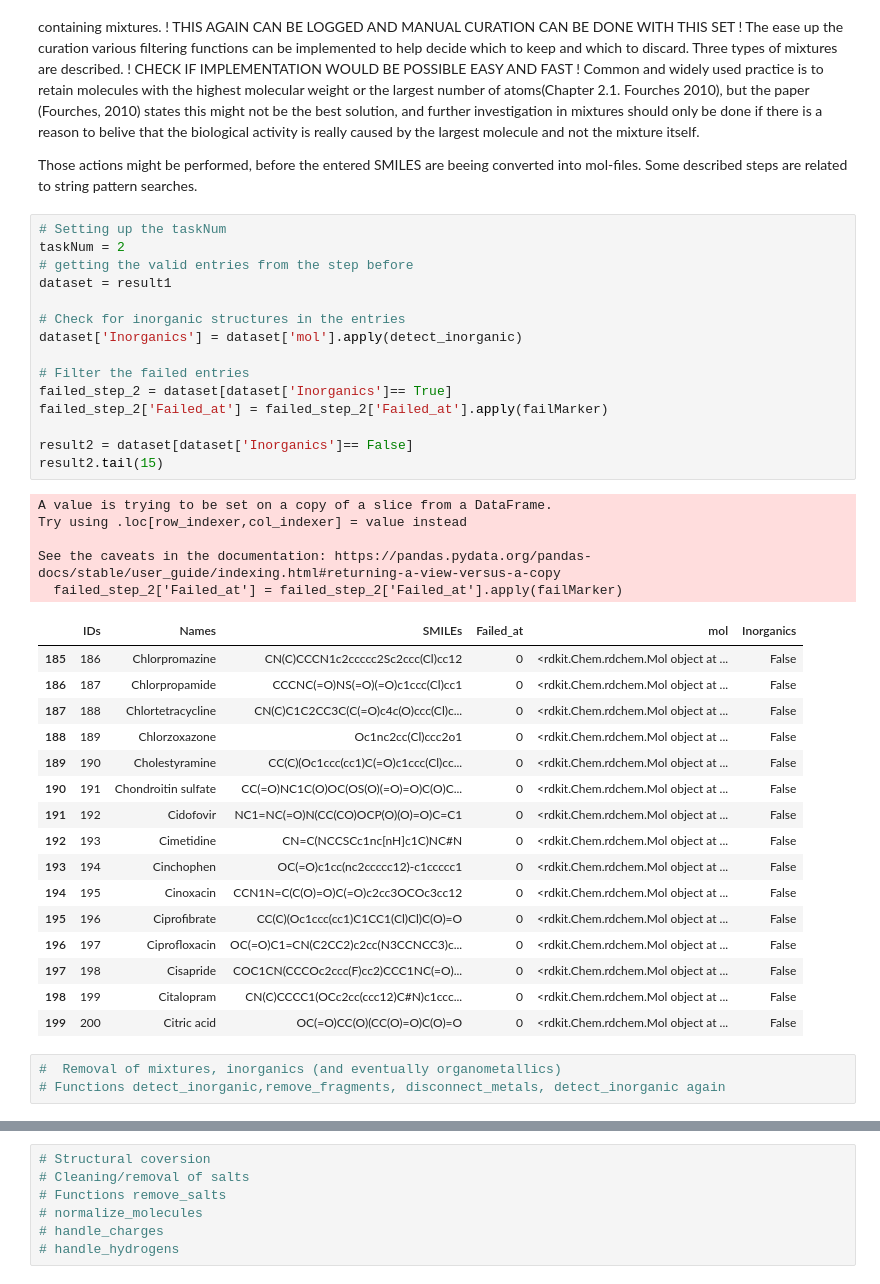
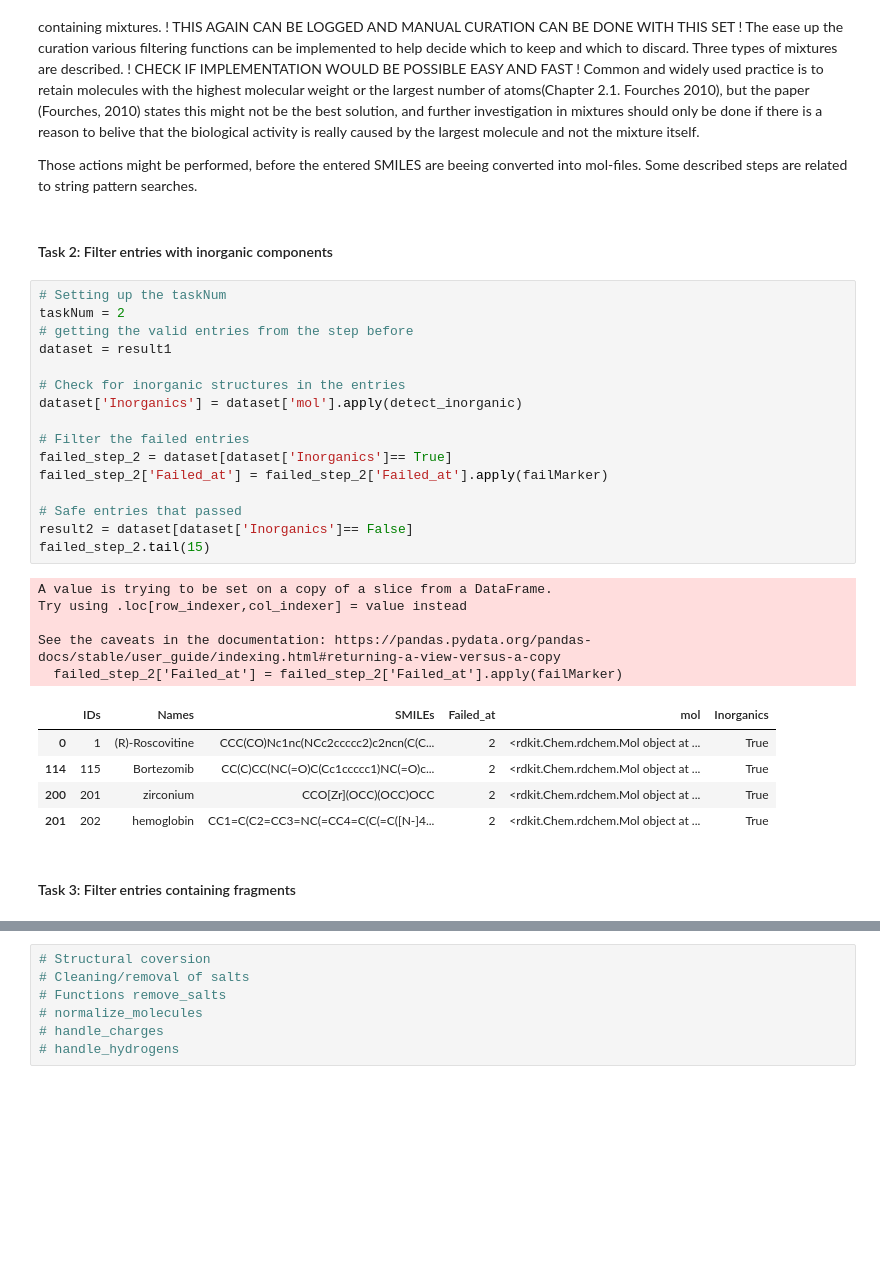
Before and after one commit to volkamerlab/opencadd, a Jupyter notebook: docs/tutorials/standardization.ipynb, the cells around one changed output, grey strips where cells are left out. Cells and saved outputs as stored; diff of their text form; blank space fills up the shorter version.

Commit message:
step 2 working

```diff
--- a/docs/tutorials/standardization.ipynb
+++ b/docs/tutorials/standardization.ipynb
@@ -142,46 +144,37 @@ An alternate and easy way would be that every SMILES  is undertaken a substring
 Due to the fact, that the treatment is not as simple as it apprears the paper (Fourches, 2010) recommends to delete records containing mixtures. ! THIS AGAIN CAN BE LOGGED AND MANUAL CURATION CAN BE DONE WITH THIS SET ! The ease up the curation various filtering functions can be implemented to help decide which to keep and which to discard. Three types of mixtures are described. ! CHECK IF IMPLEMENTATION WOULD BE POSSIBLE EASY AND FAST ! Common and widely used practice is to retain molecules with the highest molecular weight or the largest number of atoms(Chapter 2.1. Fourches 2010), but the paper (Fourches, 2010) states this might not be the best solution, and further investigation in mixtures should only be done if there is a reason to belive that the biological activity is really caused by the largest molecule and not the mixture itself.
 
 Those actions might be performed, before the entered SMILES are beeing converted into mol-files. Some described steps are related to string pattern searches.
+# %% [markdown]
+#### Task 2: Filter entries with inorganic components
 # %%
 # Setting up the taskNum
 taskNum = 2
 # getting the valid entries from the step before
 dataset = result1
 
 # Check for inorganic structures in the entries
 dataset['Inorganics'] = dataset['mol'].apply(detect_inorganic)
 
 # Filter the failed entries
 failed_step_2 = dataset[dataset['Inorganics']== True]
 failed_step_2['Failed_at'] = failed_step_2['Failed_at'].apply(failMarker)
 
+# Safe entries that passed
 result2 = dataset[dataset['Inorganics']== False]
-result2.tail(15)
+failed_step_2.tail(15)
 # %% [output]
 A value is trying to be set on a copy of a slice from a DataFrame.
 Try using .loc[row_indexer,col_indexer] = value instead
 
 See the caveats in the documentation: https://pandas.pydata.org/pandas-docs/stable/user_guide/indexing.html#returning-a-view-versus-a-copy
   failed_step_2['Failed_at'] = failed_step_2['Failed_at'].apply(failMarker)
 |  | IDs | Names | SMILEs | Failed_at | mol | Inorganics |
-| 185 | 186 | Chlorpromazine | CN(C)CCCN1c2ccccc2Sc2ccc(Cl)cc12 | 0 | <rdkit.Chem.rdchem.Mol object at ... | False |
-| 186 | 187 | Chlorpropamide | CCCNC(=O)NS(=O)(=O)c1ccc(Cl)cc1 | 0 | <rdkit.Chem.rdchem.Mol object at ... | False |
-| 187 | 188 | Chlortetracycline | CN(C)C1C2CC3C(C(=O)c4c(O)ccc(Cl)c... | 0 | <rdkit.Chem.rdchem.Mol object at ... | False |
-| 188 | 189 | Chlorzoxazone | Oc1nc2cc(Cl)ccc2o1 | 0 | <rdkit.Chem.rdchem.Mol object at ... | False |
-| 189 | 190 | Cholestyramine | CC(C)(Oc1ccc(cc1)C(=O)c1ccc(Cl)cc... | 0 | <rdkit.Chem.rdchem.Mol object at ... | False |
-| 190 | 191 | Chondroitin sulfate | CC(=O)NC1C(O)OC(OS(O)(=O)=O)C(O)C... | 0 | <rdkit.Chem.rdchem.Mol object at ... | False |
-| 191 | 192 | Cidofovir | NC1=NC(=O)N(CC(CO)OCP(O)(O)=O)C=C1 | 0 | <rdkit.Chem.rdchem.Mol object at ... | False |
-| 192 | 193 | Cimetidine | CN=C(NCCSCc1nc[nH]c1C)NC#N | 0 | <rdkit.Chem.rdchem.Mol object at ... | False |
-| 193 | 194 | Cinchophen | OC(=O)c1cc(nc2ccccc12)-c1ccccc1 | 0 | <rdkit.Chem.rdchem.Mol object at ... | False |
-| 194 | 195 | Cinoxacin | CCN1N=C(C(O)=O)C(=O)c2cc3OCOc3cc12 | 0 | <rdkit.Chem.rdchem.Mol object at ... | False |
-| 195 | 196 | Ciprofibrate | CC(C)(Oc1ccc(cc1)C1CC1(Cl)Cl)C(O)=O | 0 | <rdkit.Chem.rdchem.Mol object at ... | False |
-| 196 | 197 | Ciprofloxacin | OC(=O)C1=CN(C2CC2)c2cc(N3CCNCC3)c... | 0 | <rdkit.Chem.rdchem.Mol object at ... | False |
-| 197 | 198 | Cisapride | COC1CN(CCCOc2ccc(F)cc2)CCC1NC(=O)... | 0 | <rdkit.Chem.rdchem.Mol object at ... | False |
-| 198 | 199 | Citalopram | CN(C)CCCC1(OCc2cc(ccc12)C#N)c1ccc... | 0 | <rdkit.Chem.rdchem.Mol object at ... | False |
-| 199 | 200 | Citric acid | OC(=O)CC(O)(CC(O)=O)C(O)=O | 0 | <rdkit.Chem.rdchem.Mol object at ... | False |
+| 0 | 1 | (R)-Roscovitine | CCC(CO)Nc1nc(NCc2ccccc2)c2ncn(C(C... | 2 | <rdkit.Chem.rdchem.Mol object at ... | True |
+| 114 | 115 | Bortezomib | CC(C)CC(NC(=O)C(Cc1ccccc1)NC(=O)c... | 2 | <rdkit.Chem.rdchem.Mol object at ... | True |
+| 200 | 201 | zirconium | CCO[Zr](OCC)(OCC)OCC | 2 | <rdkit.Chem.rdchem.Mol object at ... | True |
+| 201 | 202 | hemoglobin | CC1=C(C2=CC3=NC(=CC4=C(C(=C([N-]4... | 2 | <rdkit.Chem.rdchem.Mol object at ... | True |
-# %%
-#  Removal of mixtures, inorganics (and eventually organometallics)
-# Functions detect_inorganic,remove_fragments, disconnect_metals, detect_inorganic again
+# %% [markdown]
+#### Task 3: Filter entries containing fragments
 # %%
 # Setting up the taskNum
 taskNum = 3
```
Also changed, not shown: parts of 9 cells of this notebook.
